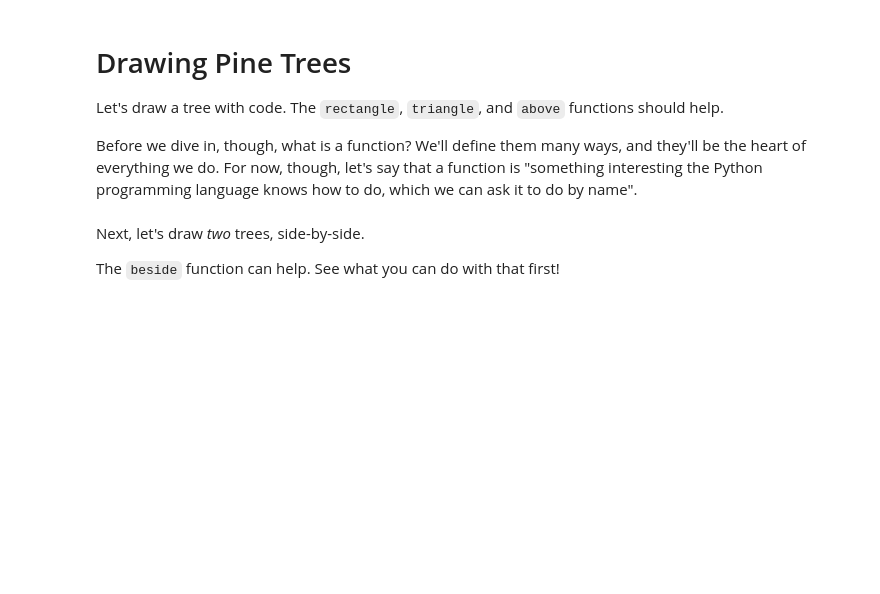
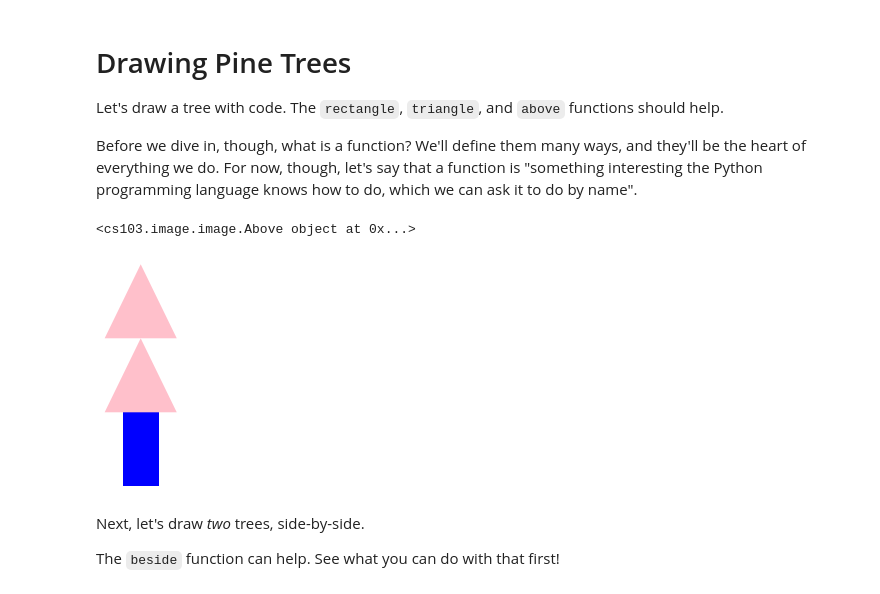
Before and after one commit to ReverseSweep/ubc-cpsc103-2019W2-files, a Jupyter notebook: module-1-intro/Lecture/day1/Completed/module1-notes-section2.ipynb, the cells around one changed output. Drawn from its saved outputs; the diff is of its cells as text; code cells hidden in the pictures; blank space fills up the shorter version.

```diff
--- a/module-1-intro/Lecture/day1/Completed/module1-notes-section2.ipynb
+++ b/module-1-intro/Lecture/day1/Completed/module1-notes-section2.ipynb
@@ -11,8 +11,16 @@ Before we dive in, though, what is a function? We'll define them many ways, and
 # %%
 # Draw the tree here!
 
+# We decided ours should be pink and blue; you can make your own choices!!
+
 # First, though, let's try to learn more about rectangle
-help(rectangle)
+# help(rectangle)
+above(triangle(100, 100, "solid", "pink"),
+      triangle(100, 100, "solid", "pink"),
+      rectangle(50, 100, "solid", "blue"))
+# %% [output]
+<cs103.image.image.Above object at 0x...>
+[figure, added]
 # %% [markdown]
 Next, let's draw *two* trees, side-by-side.
 
```
